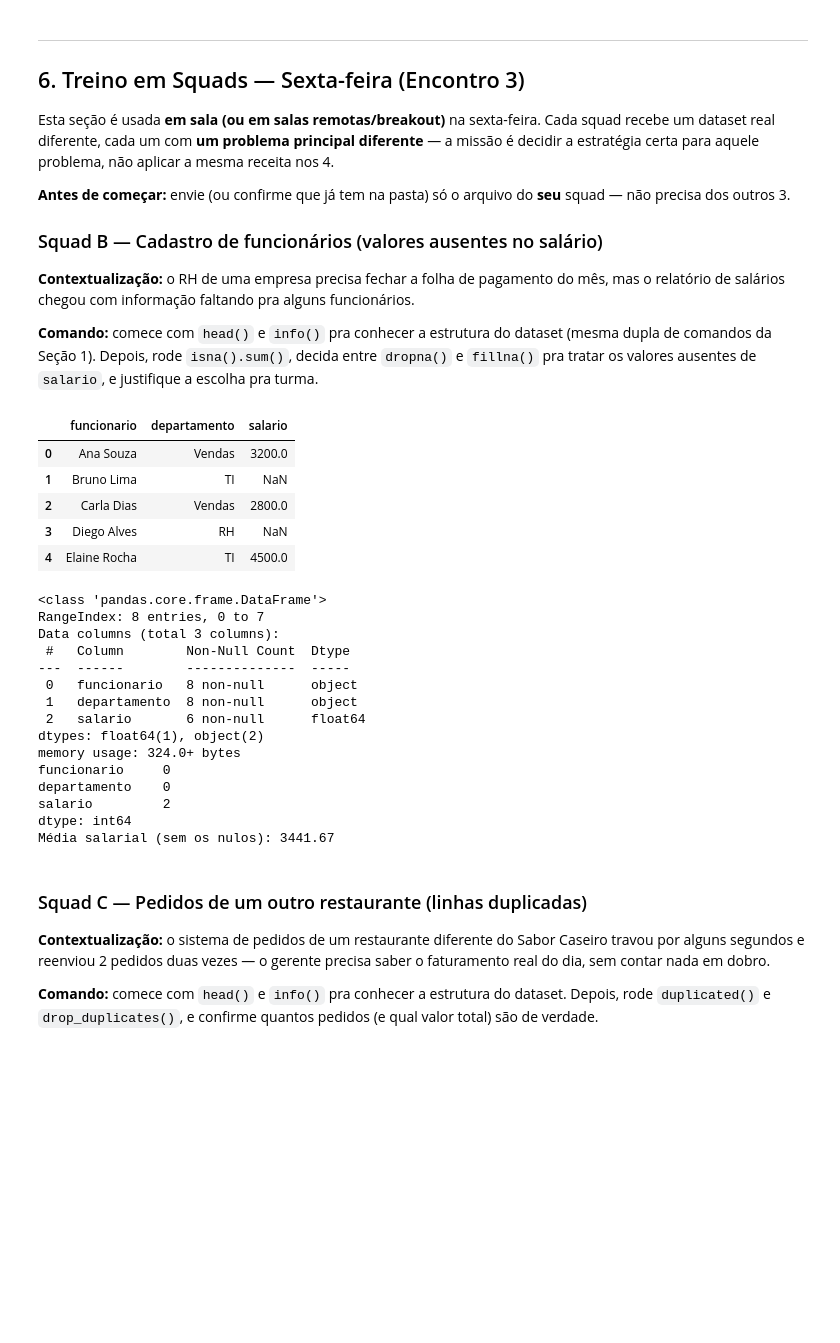
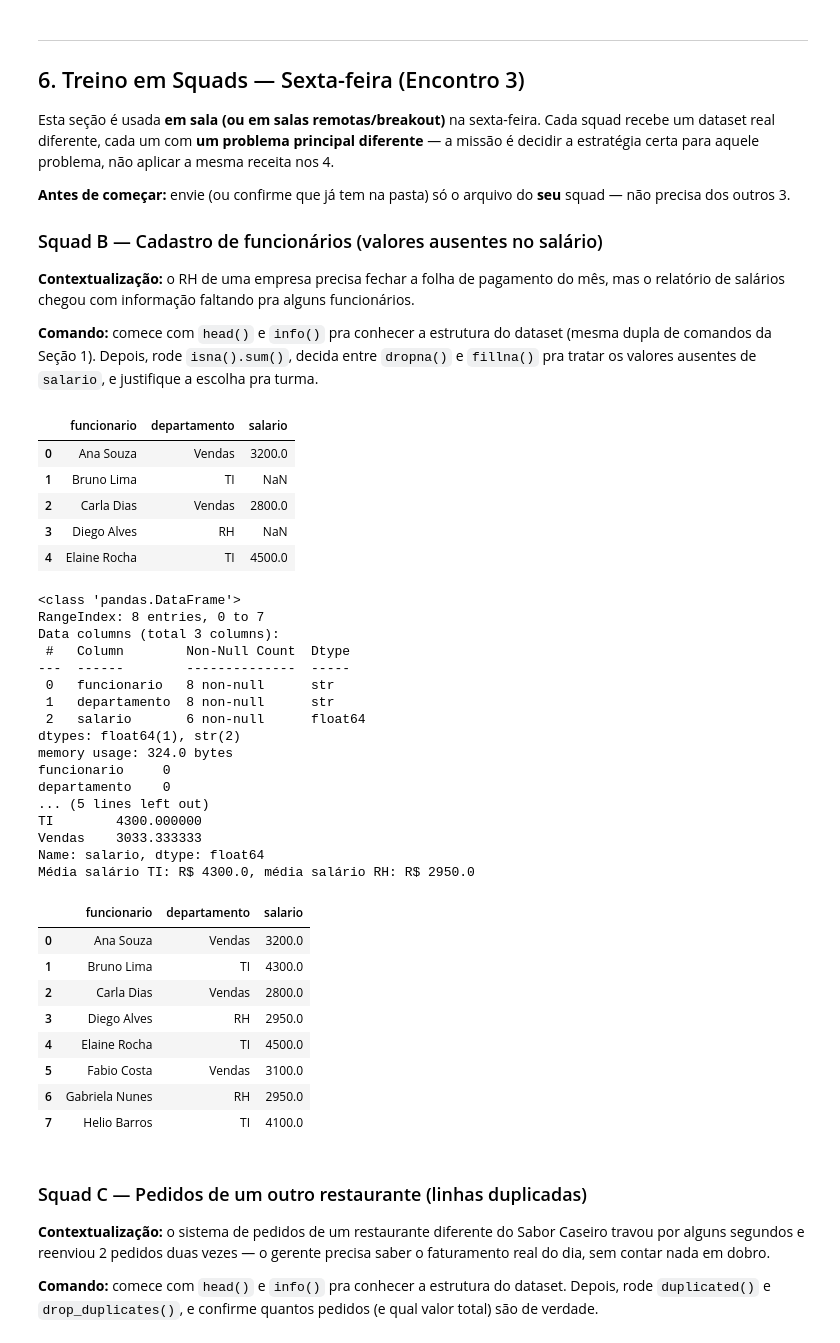
Before and after one commit to camilagstos/gitsenai, a Jupyter notebook: 06_Limpeza_e_Transformacao_de_Dados/Aluno/notebook_colab.ipynb, the cells around one changed output. Drawn from its saved outputs; the diff is of its cells as text; code cells hidden in the pictures; blank space fills up the shorter version.

```diff
--- a/06_Limpeza_e_Transformacao_de_Dados/Aluno/notebook_colab.ipynb
+++ b/06_Limpeza_e_Transformacao_de_Dados/Aluno/notebook_colab.ipynb
@@ -1526,35 +1605,67 @@ Esta seção é usada **em sala (ou em salas remotas/breakout)** na sexta-feira.
 # %%
 import pandas as pd
 
 dataset_squad_b = pd.read_csv("dataset/dataset_squad_b_funcionarios.csv")
+
 # explore: isna(), dropna(), fillna() — qual decisão faz mais sentido aqui?
 display(dataset_squad_b.head())
 dataset_squad_b.info()
 
 print(dataset_squad_b.isna().sum())
 print(f"Média salarial (sem os nulos): {dataset_squad_b['salario'].mean():.2f}")
+
+# Optei por utilizar o fillna() e preencher os valores ausentes com a média salarial de cada departamento,
+# pois os funcionários pertencem a áreas diferentes e os salários podem variar entre elas.
+# Caso utilizássemos o dropna(), os dois funcionários seriam excluídos do DataFrame,
+# o que poderia comprometer o processamento da folha de pagamento.
+# Por isso, considerei mais adequado manter os registros e preencher os valores ausentes com a média salarial do respectivo departamento.
+
+# Calculando a média por departamento
+media_departamento = dataset_squad_b.groupby("departamento")["salario"].mean()
+print(media_departamento)
+
+# Criando variáveis da média de cada departamento
+media_RH = media_departamento["RH"]
+media_TI = media_departamento["TI"]
+print(f"Média salário TI: R$ {media_TI}, média salário RH: R$ {media_RH}")
+
+# Preenchendo os NaN  de cada departamento com fillna()
+dataset_squad_b.loc[dataset_squad_b["departamento"] == "TI", "salario"] = dataset_squad_b.loc[dataset_squad_b["departamento"] == "TI", "salario"].fillna(media_TI)
+dataset_squad_b.loc[dataset_squad_b["departamento"] == "RH", "salario"] = dataset_squad_b.loc[dataset_squad_b["departamento"] == "RH", "salario"].fillna(media_RH)
+display(dataset_squad_b)
 # %% [output]
 |  | funcionario | departamento | salario |
 | 0 | Ana Souza | Vendas | 3200.0 |
 | 1 | Bruno Lima | TI | NaN |
 | 2 | Carla Dias | Vendas | 2800.0 |
 | 3 | Diego Alves | RH | NaN |
 | 4 | Elaine Rocha | TI | 4500.0 |
-<class 'pandas.core.frame.DataFrame'>
+<class 'pandas.DataFrame'>
 RangeIndex: 8 entries, 0 to 7
 Data columns (total 3 columns):
  #   Column        Non-Null Count  Dtype
 ---  ------        --------------  -----
- 0   funcionario   8 non-null      object
- 1   departamento  8 non-null      object
+ 0   funcionario   8 non-null      str
+ 1   departamento  8 non-null      str
  2   salario       6 non-null      float64
-dtypes: float64(1), object(2)
-memory usage: 324.0+ bytes
+dtypes: float64(1), str(2)
+memory usage: 324.0 bytes
 funcionario     0
 departamento    0
-salario         2
-dtype: int64
-Média salarial (sem os nulos): 3441.67
+... (5 lines left out)
+TI        4300.000000
+Vendas    3033.333333
+Name: salario, dtype: float64
+Média salário TI: R$ 4300.0, média salário RH: R$ 2950.0
+|  | funcionario | departamento | salario |
+| 0 | Ana Souza | Vendas | 3200.0 |
+| 1 | Bruno Lima | TI | 4300.0 |
+| 2 | Carla Dias | Vendas | 2800.0 |
+| 3 | Diego Alves | RH | 2950.0 |
+| 4 | Elaine Rocha | TI | 4500.0 |
+| 5 | Fabio Costa | Vendas | 3100.0 |
+| 6 | Gabriela Nunes | RH | 2950.0 |
+| 7 | Helio Barros | TI | 4100.0 |
 # %% [markdown]
 ### Squad C — Pedidos de um outro restaurante (linhas duplicadas)
 
```
Also changed, not shown: parts of 14 cells of this notebook, 8 other files.
